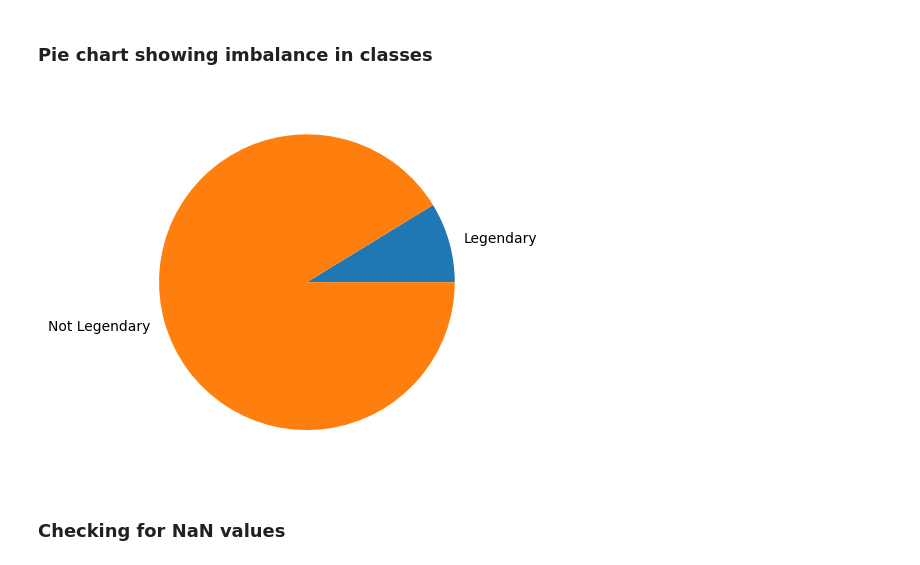
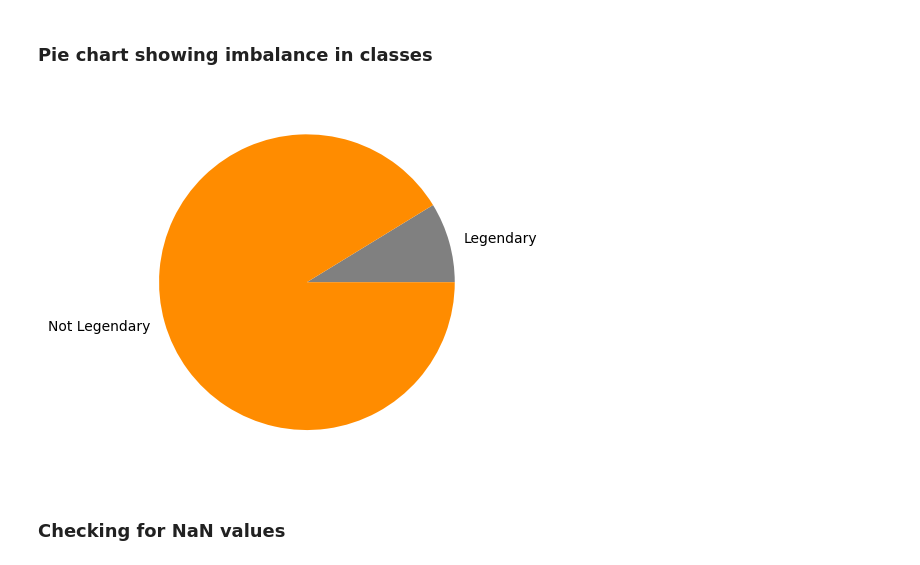
Before and after one commit to ayushkarn14/Pokemon-Classification, a Jupyter notebook: book.ipynb, the cells around one changed output. Saved outputs shown, nothing was run; the diff lists cells and outputs as text; code cells hidden in the pictures.

```diff
--- a/book.ipynb
+++ b/book.ipynb
@@ -127,10 +127,10 @@ data.head()
 # %% [markdown]
 <h3>Pie chart showing imbalance in classes</h3>
 # %%
-plt.pie([data[data['is_legendary']==1].shape[0],data[data['is_legendary']==0].shape[0]],labels=['Legendary','Not Legendary'],)
+plt.pie([data[data['is_legendary']==1].shape[0],data[data['is_legendary']==0].shape[0]],labels=['Legendary','Not Legendary'],colors=['gray','darkorange'])
 plt.show()
 # %% [output]
-[figure, old version]
+[figure, new version]
 # %% [markdown]
 <h3>Checking for NaN values</h3>
 # %%
```
Also changed, not shown: parts of 2 cells of this notebook.
